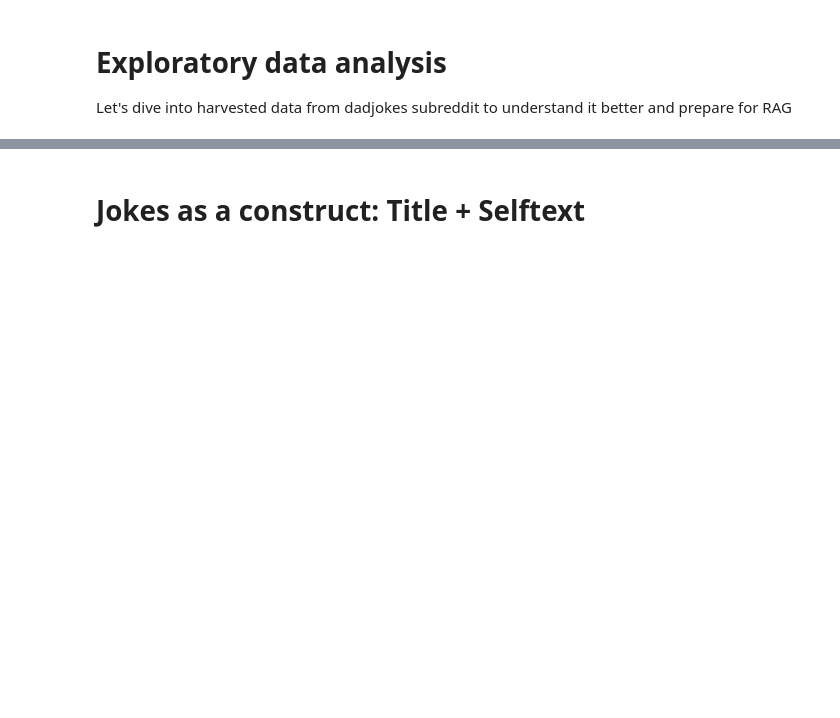
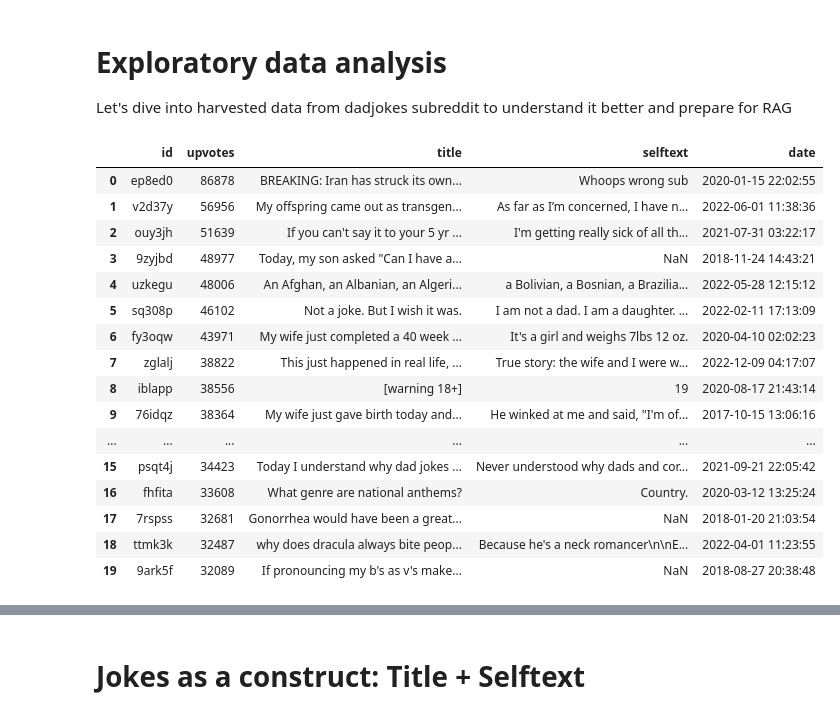
Before and after one commit to v4nui/Dad-GPT, a Jupyter notebook: EDA.ipynb, the cells around one changed output, grey strips where cells are left out. Saved outputs shown, nothing was run; the diff lists cells and outputs as text; code cells hidden in the pictures; blank space fills up the shorter version.

```diff
--- a/EDA.ipynb
+++ b/EDA.ipynb
@@ -10,7 +11,25 @@ import re
 # %%
-data = pd.read_csv(r'dadjokes_partial_data.csv')
+data = pd.read_csv(r'data/dadjokes_partial_data.csv')
 df = data.copy()
 
 df.head(20)
+# %% [output]
+|  | id | upvotes | title | selftext | date |
+| 0 | ep8ed0 | 86878 | BREAKING: Iran has struck its own... | Whoops wrong sub | 2020-01-15 22:02:55 |
+| 1 | v2d37y | 56956 | My offspring came out as transgen... | As far as I’m concerned, I have n... | 2022-06-01 11:38:36 |
+| 2 | ouy3jh | 51639 | If you can't say it to your 5 yr ... | I'm getting really sick of all th... | 2021-07-31 03:22:17 |
+| 3 | 9zyjbd | 48977 | Today, my son asked "Can I have a... | NaN | 2018-11-24 14:43:21 |
+| 4 | uzkegu | 48006 | An Afghan, an Albanian, an Algeri... | a Bolivian, a Bosnian, a Brazilia... | 2022-05-28 12:15:12 |
+| 5 | sq308p | 46102 | Not a joke. But I wish it was. | I am not a dad. I am a daughter. ... | 2022-02-11 17:13:09 |
+| 6 | fy3oqw | 43971 | My wife just completed a 40 week ... | It's a girl and weighs 7lbs 12 oz. | 2020-04-10 02:02:23 |
+| 7 | zglalj | 38822 | This just happened in real life, ... | True story: the wife and I were w... | 2022-12-09 04:17:07 |
+| 8 | iblapp | 38556 | [warning 18+] | 19 | 2020-08-17 21:43:14 |
+| 9 | 76idqz | 38364 | My wife just gave birth today and... | He winked at me and said, "I'm of... | 2017-10-15 13:06:16 |
+| ... | ... | ... | ... | ... | ... |
+| 15 | psqt4j | 34423 | Today I understand why dad jokes ... | Never understood why dads and cor... | 2021-09-21 22:05:42 |
+| 16 | fhfita | 33608 | What genre are national anthems? | Country. | 2020-03-12 13:25:24 |
+| 17 | 7rspss | 32681 | Gonorrhea would have been a great... | NaN | 2018-01-20 21:03:54 |
+| 18 | ttmk3k | 32487 | why does dracula always bite peop... | Because he's a neck romancer\n\nE... | 2022-04-01 11:23:55 |
+| 19 | 9ark5f | 32089 | If pronouncing my b's as v's make... | NaN | 2018-08-27 20:38:48 |
 # %%
 df.info()
```
Also changed, not shown: parts of 16 cells of this notebook, 5 other files.
